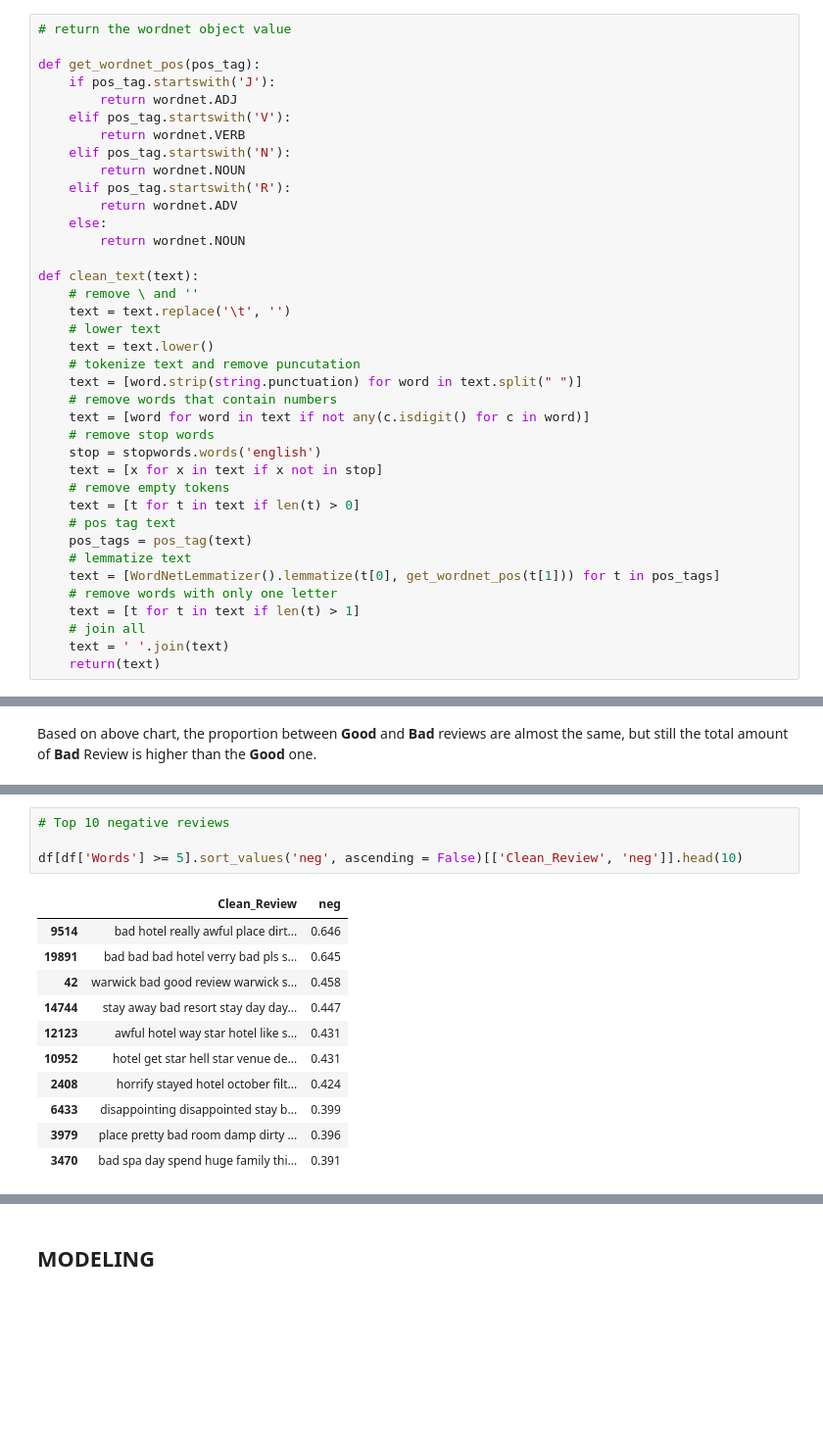
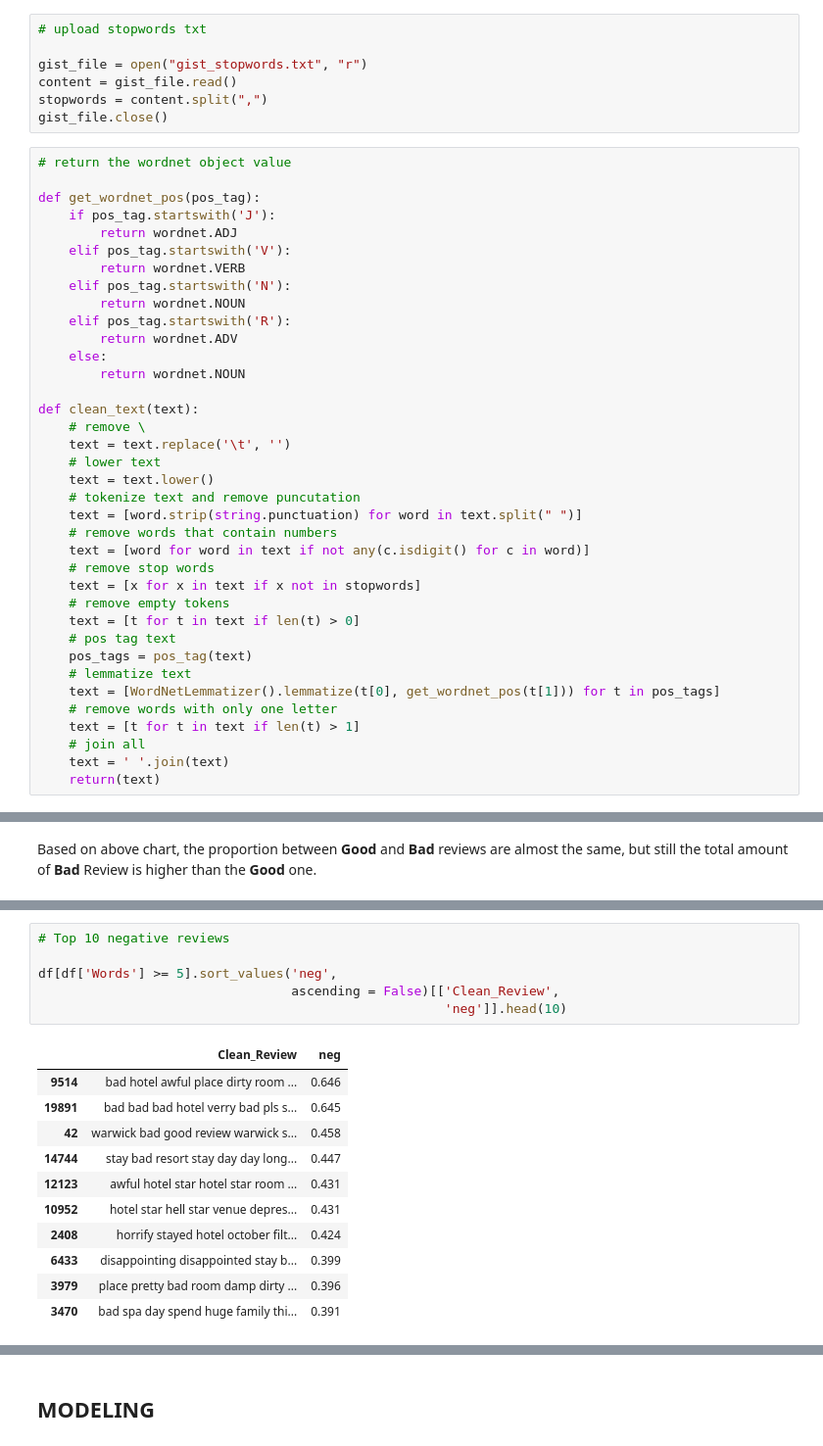
Before and after one commit to laksmiamalia/Hotel-Review-Sentiment-Analysis, a Jupyter notebook: Hotel Sentiment Analysis.ipynb, the cells around one changed output, grey strips where cells are left out. Shown: that part at 98% size. Drawn from its saved outputs; the diff is of its cells as text; blank space fills up the shorter version.

```diff
--- a/Hotel Sentiment Analysis.ipynb
+++ b/Hotel Sentiment Analysis.ipynb
@@ -175,6 +174,13 @@ First we create a function to help identify type of the words (adjective, verb,
 - Remove numbers and stop words ( 'a', 'an', 'the', 'of', 'in', etc.), to help improve accuracy to give more focus to the important information
 - Part-of-Speech (POS) tagging: Categorizing words in a text (corpus) in correspondence with a particular part of speech, depending on the definition of the word and its context indicates how the word functions in meaning as well as grammatically within the sentence
 - lemmatize the text: transform every word into their root form (caring -> care)
+# %%
+# upload stopwords txt
+
+gist_file = open("gist_stopwords.txt", "r")
+content = gist_file.read()
+stopwords = content.split(",")
+gist_file.close()
 # %%
 # return the wordnet object value
 
@@ -191,7 +197,7 @@ def get_wordnet_pos(pos_tag):
         return wordnet.NOUN
 
 def clean_text(text):
-    # remove \ and ''
+    # remove \
     text = text.replace('\t', '')
     # lower text
     text = text.lower()
@@ -200,8 +206,7 @@ def clean_text(text):
     # remove words that contain numbers
     text = [word for word in text if not any(c.isdigit() for c in word)]
     # remove stop words
-    stop = stopwords.words('english')
-    text = [x for x in text if x not in stop]
+    text = [x for x in text if x not in stopwords]
     # remove empty tokens
     text = [t for t in text if len(t) > 0]
     # pos tag text
@@ -586,15 +598,17 @@ df[df['Words'] >= 5].sort_values('pos', ascending = False)[['Clean_Review', 'pos
 # %%
 # Top 10 negative reviews
 
-df[df['Words'] >= 5].sort_values('neg', ascending = False)[['Clean_Review', 'neg']].head(10)
+df[df['Words'] >= 5].sort_values('neg',
+                                 ascending = False)[['Clean_Review',
+                                                     'neg']].head(10)
 # %% [output]
 |  | Clean_Review | neg |
-| 9514 | bad hotel really awful place dirt... | 0.646 |
+| 9514 | bad hotel awful place dirty room ... | 0.646 |
 | 19891 | bad bad bad hotel verry bad pls s... | 0.645 |
 | 42 | warwick bad good review warwick s... | 0.458 |
-| 14744 | stay away bad resort stay day day... | 0.447 |
-| 12123 | awful hotel way star hotel like s... | 0.431 |
-| 10952 | hotel get star hell star venue de... | 0.431 |
+| 14744 | stay bad resort stay day day long... | 0.447 |
+| 12123 | awful hotel star hotel star room ... | 0.431 |
+| 10952 | hotel star hell star venue depres... | 0.431 |
 | 2408 | horrify stayed hotel october filt... | 0.424 |
 | 6433 | disappointing disappointed stay b... | 0.399 |
 | 3979 | place pretty bad room damp dirty ... | 0.396 |
```
Also changed, not shown: parts of 27 cells of this notebook, 1 other file.
